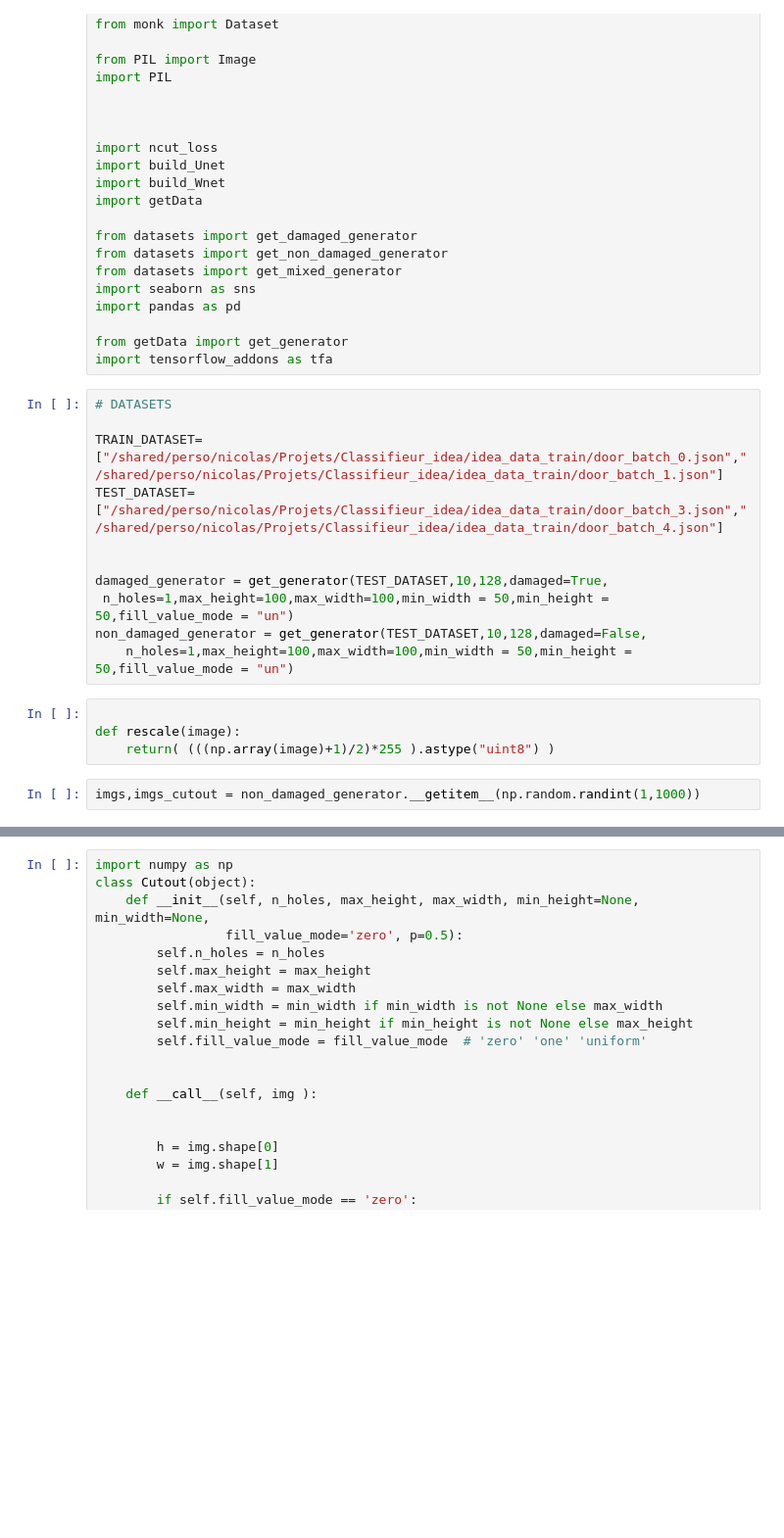
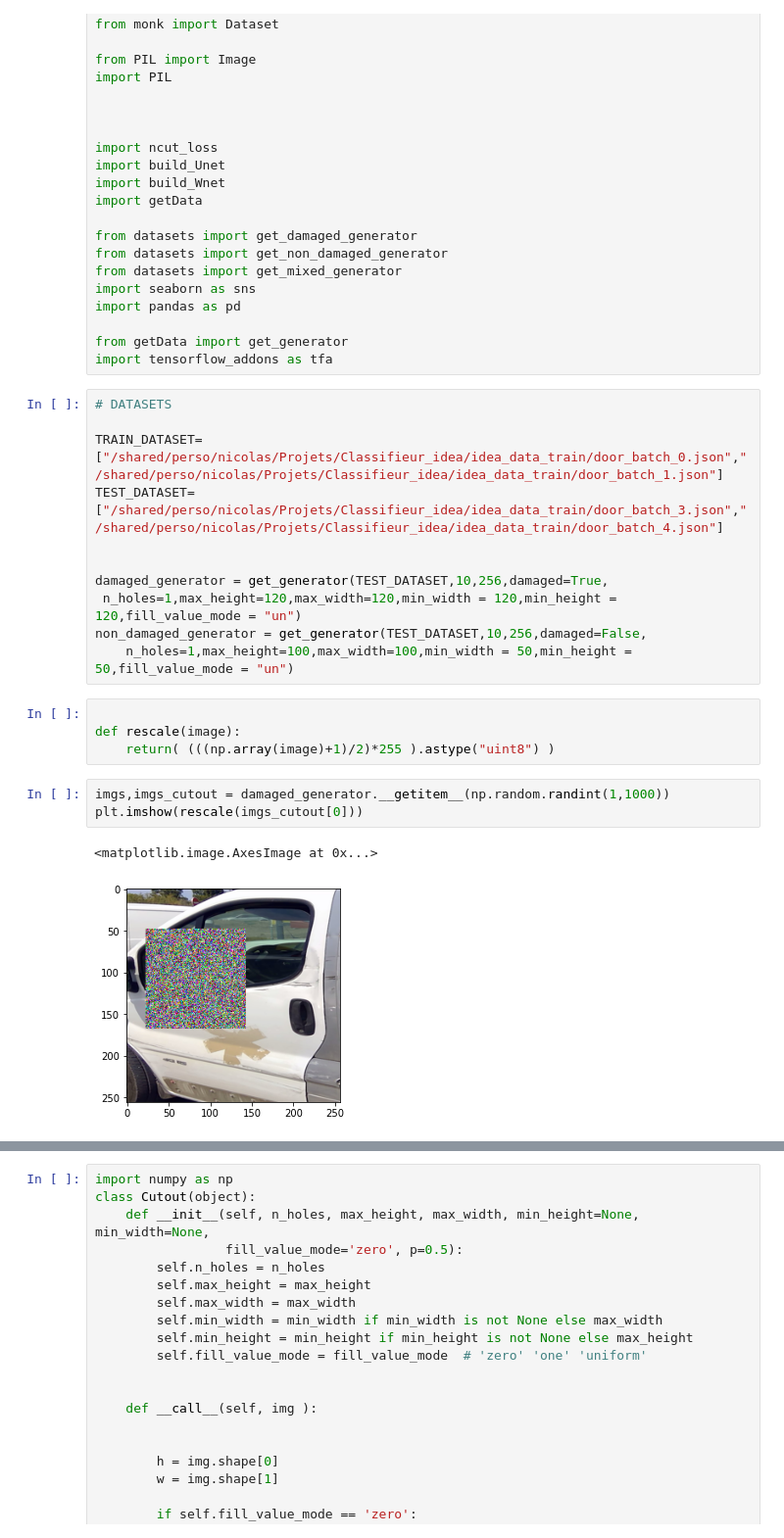
Before and after one commit to JereMonk/UnetContext, a Jupyter notebook: CUTOUTUNET.ipynb, the cells around one changed output, grey strips where cells are left out. Shown: that part at 98% size. Drawn from its saved outputs; the diff is of its cells as text; blank space fills up the shorter version.

```diff
--- a/CUTOUTUNET.ipynb
+++ b/CUTOUTUNET.ipynb
@@ -50,16 +50,20 @@ TRAIN_DATASET= ["/shared/perso/nicolas/Projets/Classifieur_idea/idea_data_train/
 TEST_DATASET= ["/shared/perso/nicolas/Projets/Classifieur_idea/idea_data_train/door_batch_3.json","/shared/perso/nicolas/Projets/Classifieur_idea/idea_data_train/door_batch_4.json"]
 
 
-damaged_generator = get_generator(TEST_DATASET,10,128,damaged=True,
- n_holes=1,max_height=100,max_width=100,min_width = 50,min_height = 50,fill_value_mode = "un")
-non_damaged_generator = get_generator(TEST_DATASET,10,128,damaged=False,
+damaged_generator = get_generator(TEST_DATASET,10,256,damaged=True,
+ n_holes=1,max_height=120,max_width=120,min_width = 120,min_height = 120,fill_value_mode = "un")
+non_damaged_generator = get_generator(TEST_DATASET,10,256,damaged=False,
     n_holes=1,max_height=100,max_width=100,min_width = 50,min_height = 50,fill_value_mode = "un")
 # %%
 
 def rescale(image):
     return( (((np.array(image)+1)/2)*255 ).astype("uint8") )
 # %%
-imgs,imgs_cutout = non_damaged_generator.__getitem__(np.random.randint(1,1000))
+imgs,imgs_cutout = damaged_generator.__getitem__(np.random.randint(1,1000))
+plt.imshow(rescale(imgs_cutout[0]))
+# %% [output]
+<matplotlib.image.AxesImage at 0x...>
+[figure, added]
 # %%
 plt.imshow(rescale(imgs[0]))
 # %% [output]
```
Also changed, not shown: parts of 3 cells of this notebook, 1 other file.
